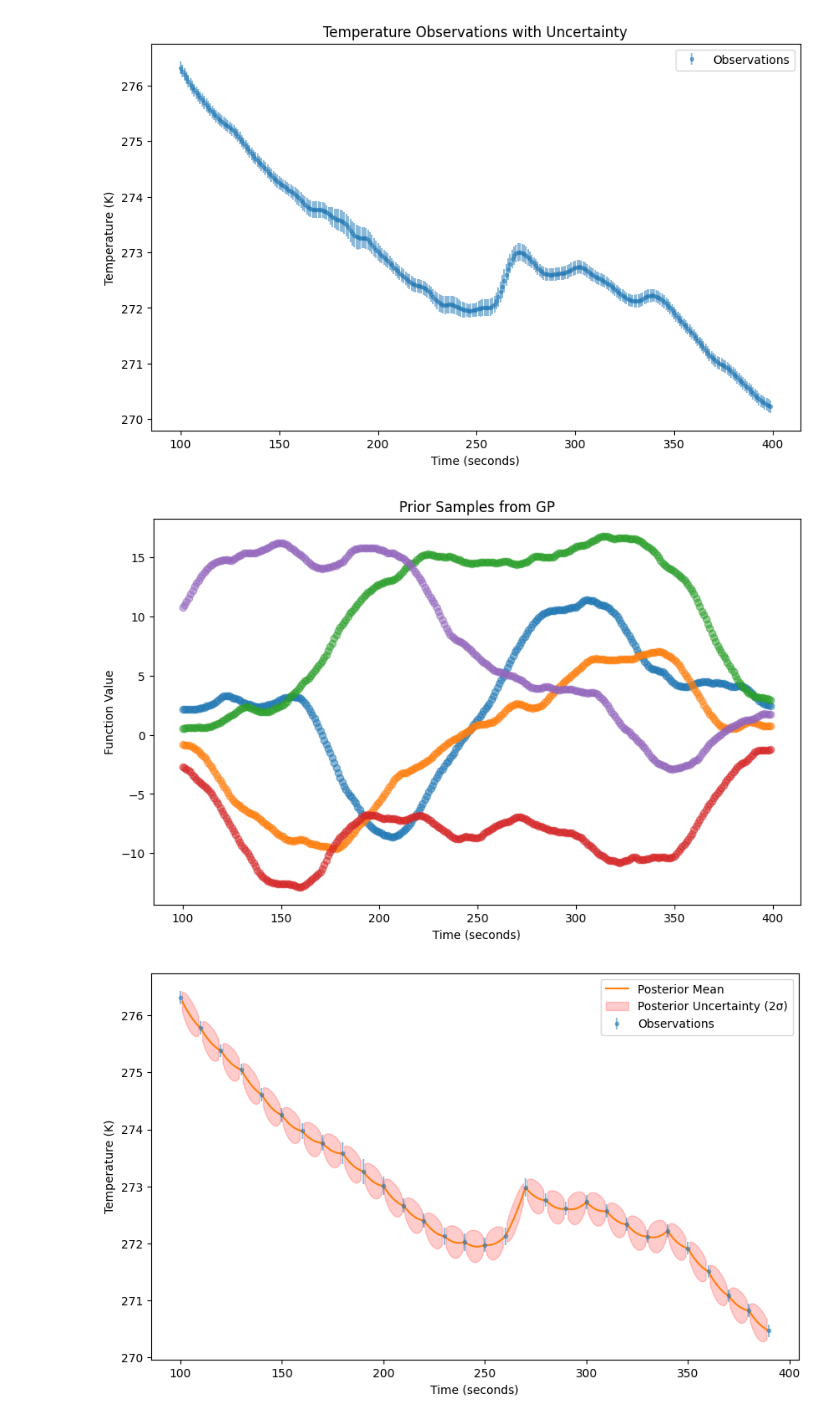
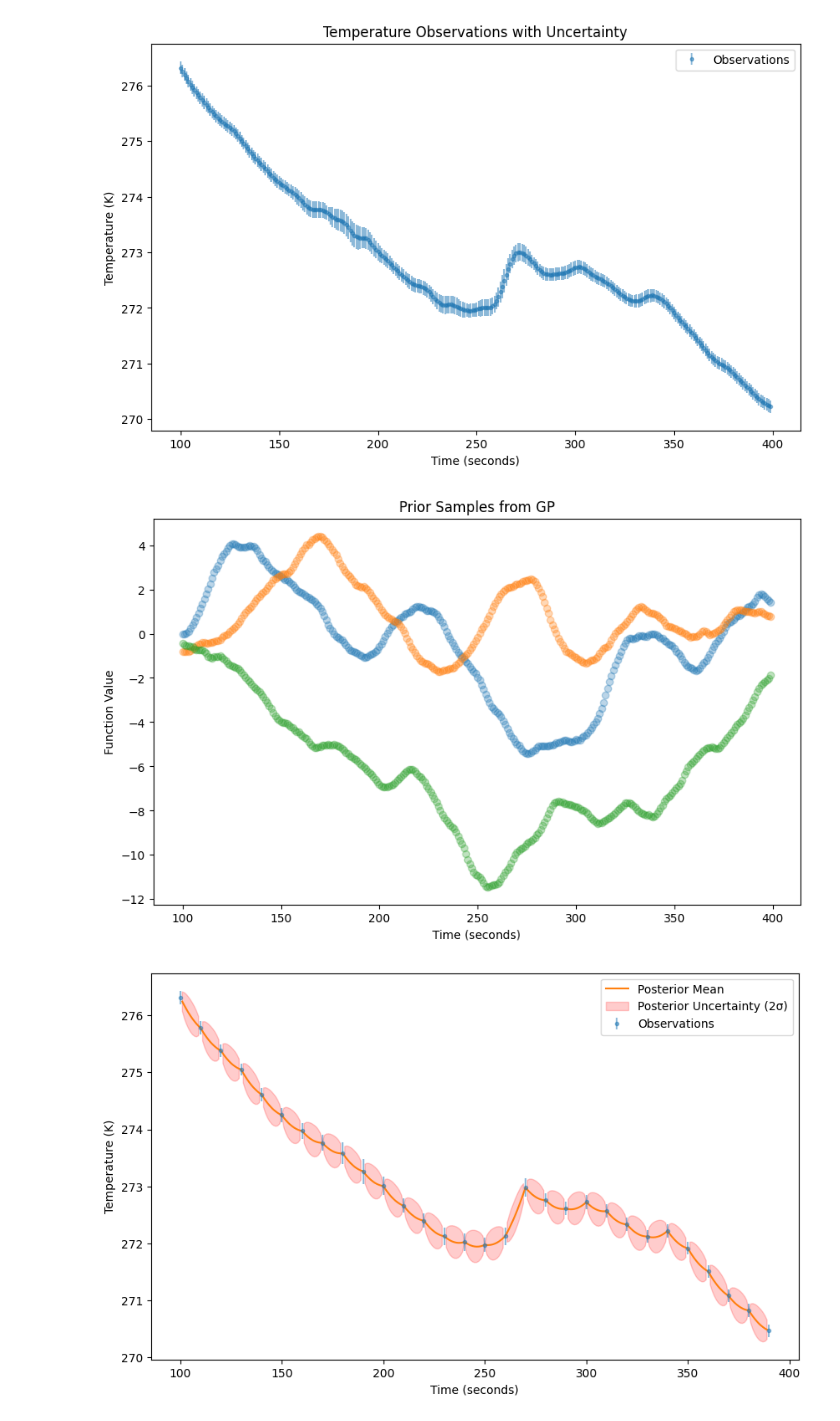
Before and after one commit to TommasoLocatelli/GRUAN_EDA, a Jupyter notebook: code_examples/gp_from_scratch.ipynb, the cells around one changed output. Cells and saved outputs as stored; diff of their text form; code cells hidden in the pictures.

```diff
--- a/code_examples/gp_from_scratch.ipynb
+++ b/code_examples/gp_from_scratch.ipynb
@@ -49,18 +49,18 @@ def exponential_kernel(x1, x2, length_scale, variance):
 length_scale = 50.0  # length scale of the kernel
 variance = 1.0       # variance of the kernel
 K = exponential_kernel(seconds, seconds, length_scale, variance)
-prior = K @ np.random.normal(size=(len(seconds), 5))
+prior = K @ np.random.normal(size=(len(seconds), 3))
 # %%
 # plot prior samples
 plt.figure(figsize=(10, 6))
 for i in range(prior.shape[1]):
-    plt.scatter(seconds, prior[:, i], alpha=0.5)
+    plt.scatter(seconds, prior[:, i], alpha=0.3)
 plt.title('Prior Samples from GP')
 plt.xlabel('Time (seconds)')
 plt.ylabel('Function Value')
 plt.show()
 # %% [output]
-[figure, old version]
+[figure, new version]
 # %%
 # posterior distribution
 train_mask = range(0, len(seconds), 10)
```
Also changed, not shown: parts of 3 cells of this notebook.
